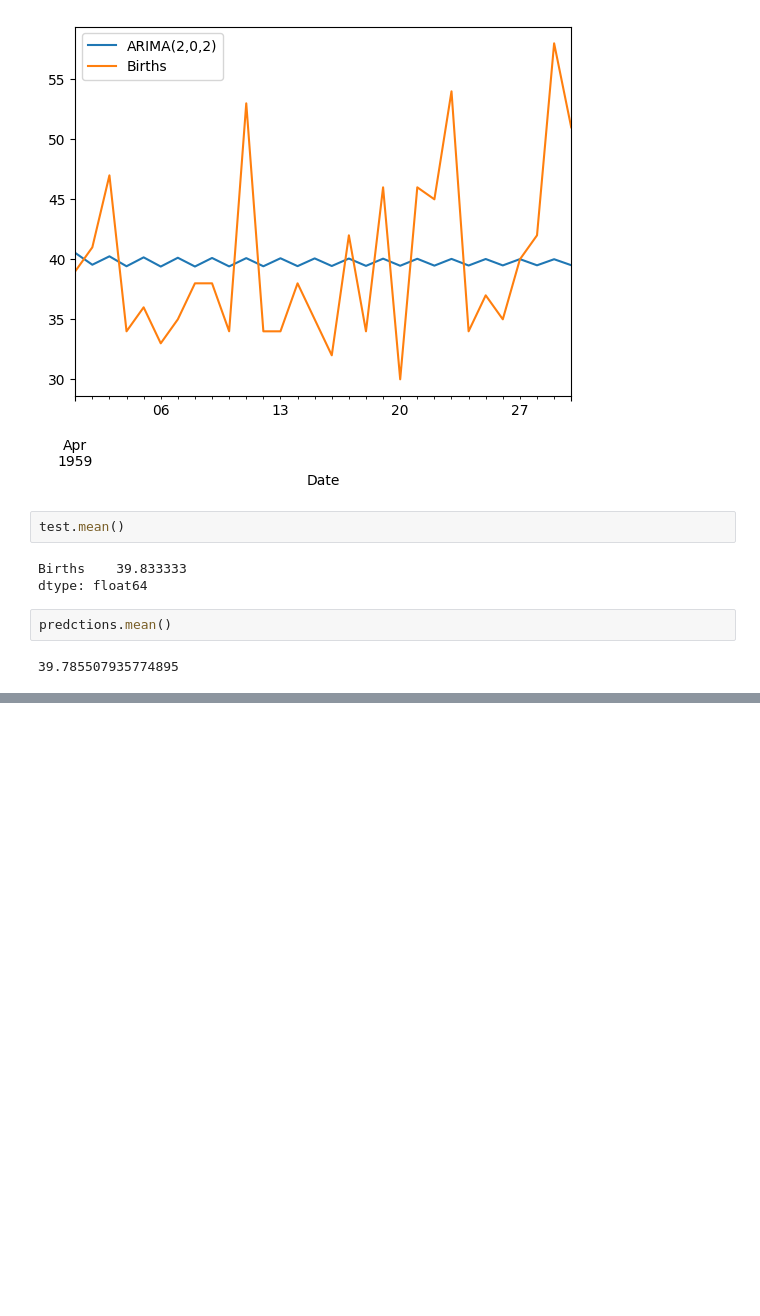
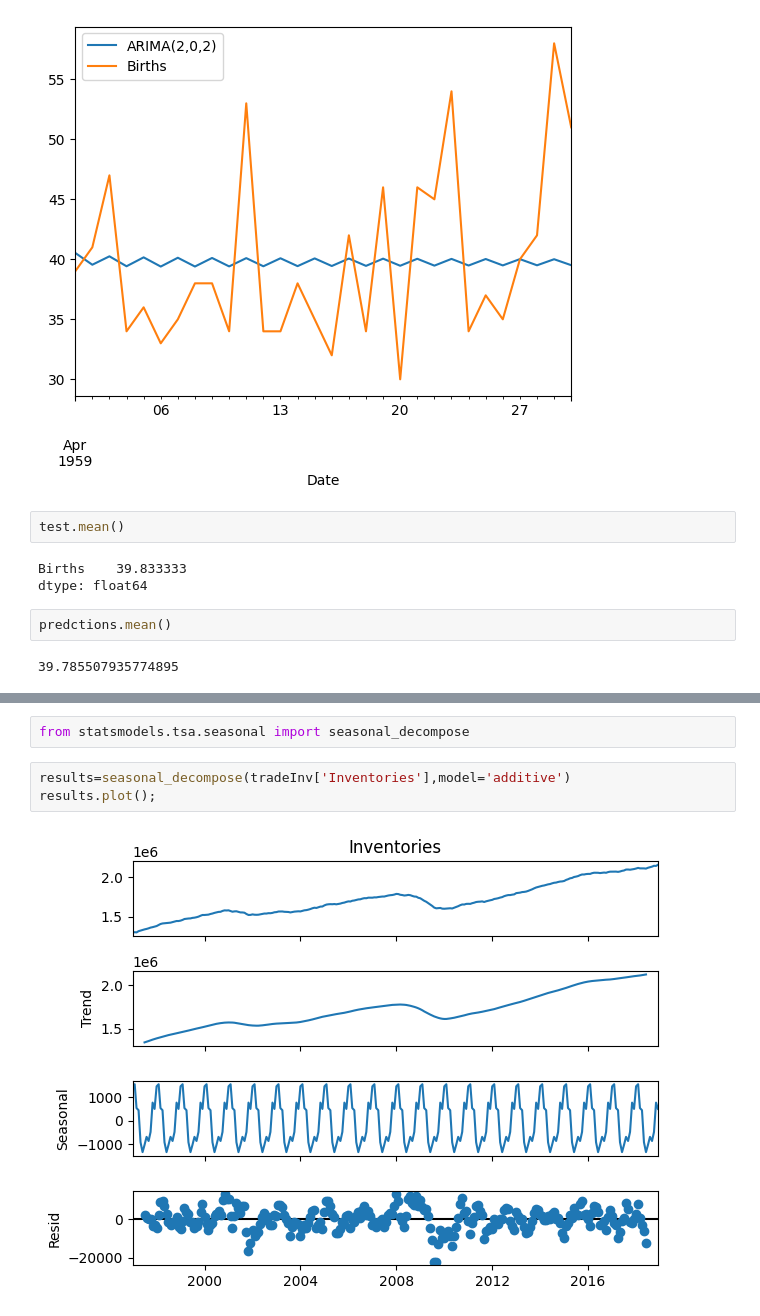
Before and after one commit to nmaiya/ColabTimeSeries, a Jupyter notebook: ARMA.ipynb, the cells around one changed output, grey strips where cells are left out. Saved outputs shown, nothing was run; the diff lists cells and outputs as text; blank space fills up the shorter version.

```diff
--- a/ARMA.ipynb
+++ b/ARMA.ipynb
@@ -131,0 +137,7 @@ predctions.mean()
+# %%
+from statsmodels.tsa.seasonal import seasonal_decompose
+# %%
+results=seasonal_decompose(tradeInv['Inventories'],model='additive')
+results.plot();
+# %% [output]
+[figure, added]
```
Also changed, not shown: parts of 9 cells of this notebook.
